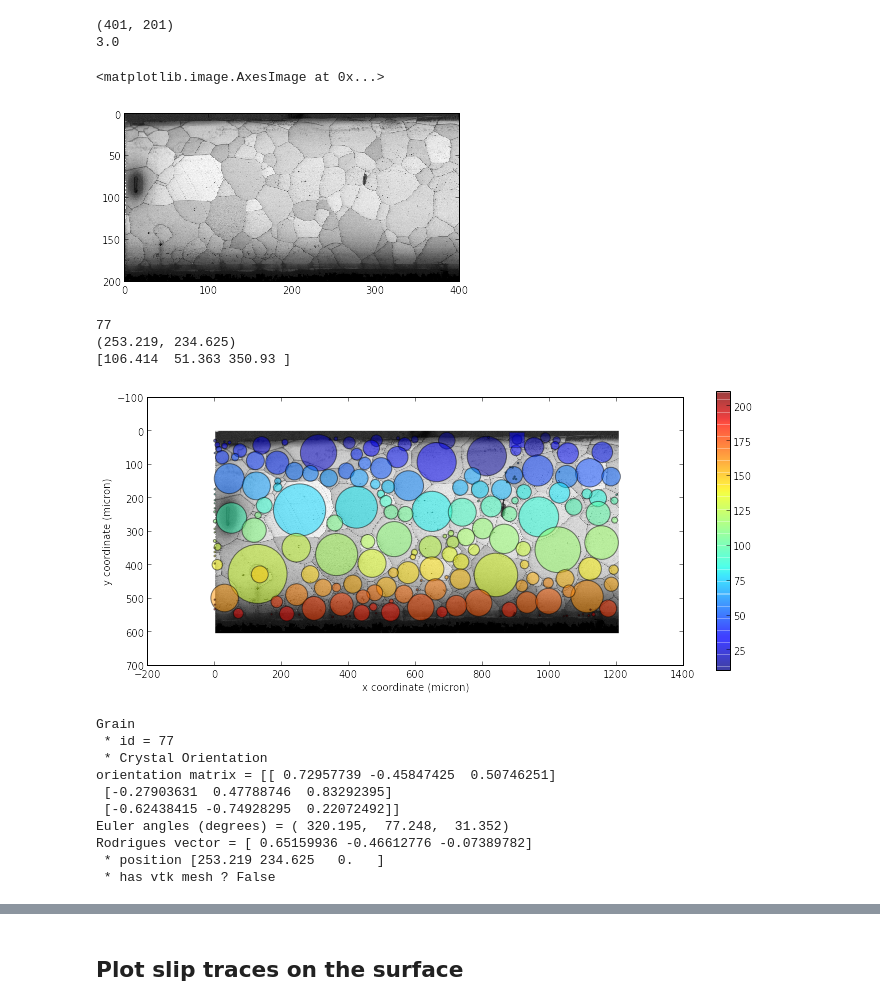
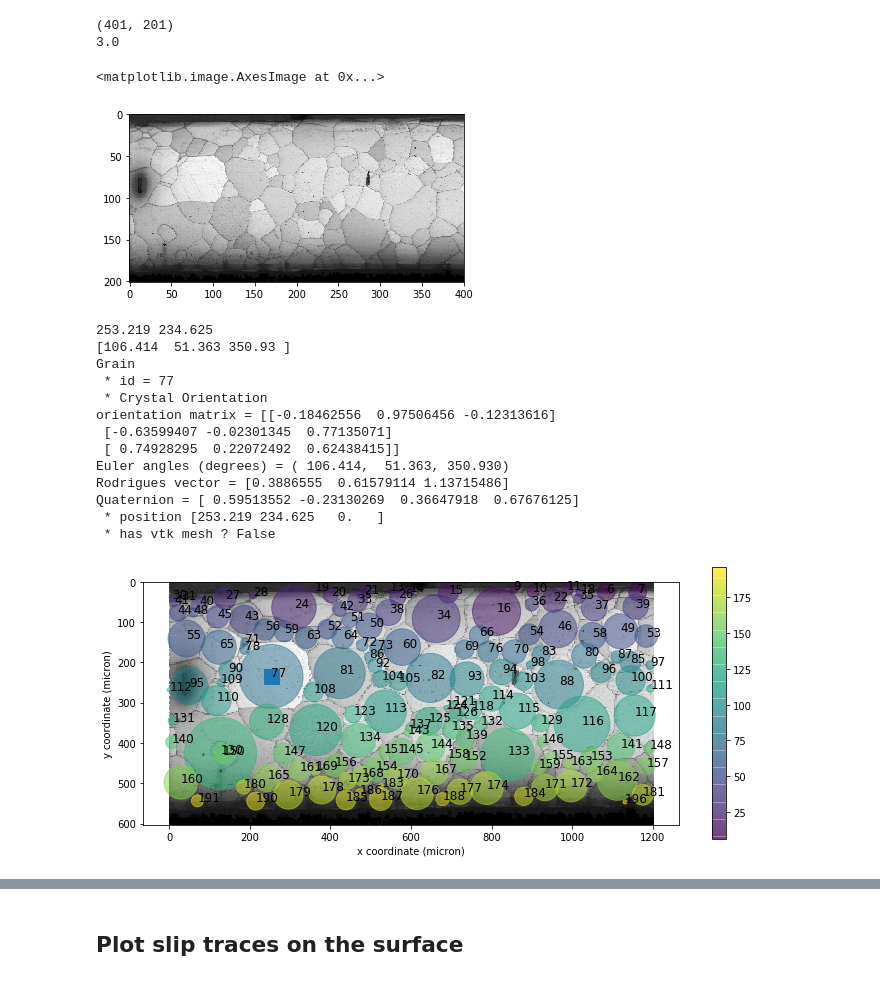
Before and after one commit to heprom/Ti7_ESRF, a Jupyter notebook: Ts3/Ti7_ESRF_Ts3.ipynb, the cells around one changed output, grey strips where cells are left out. Drawn from its saved outputs; the diff is of its cells as text; code cells hidden in the pictures.

```diff
--- a/Ts3/Ti7_ESRF_Ts3.ipynb
+++ b/Ts3/Ti7_ESRF_Ts3.ipynb
@@ -24 +87,8 @@ print(Ti7Al._symmetry)
 Symmetry.hexagonal
+# %%
+sample = 'Ts3'
+# import tsl grain data
+grains_EBSD = np.genfromtxt('EBSD/Ts3_after_def_ids.txt')
+# find which grains have less that 100 pixels
+good_grains = np.where((grains_EBSD[:, 9] > 100) & (grains_EBSD[:, 5] < 560))
+print(len(good_grains[0]))
@@ -25,13 +117,14 @@ Symmetry.hexagonal
 # %%
 from pymicro.crystal.microstructure import Microstructure, Grain, Orientation
 
-micro_test = Microstructure()
-for i in range(len(grains)):
-    #print(grains[i, 1:4])
-    o_tsl = Orientation.from_euler(grains[i, 1:4])
+# create the EBSD microstructure, we only take into account the grains flagged as 'good'
+micro_ebsd = Microstructure()
+for i in range(len(good_grains[0])):
+    o_tsl = Orientation.from_euler(grains_EBSD[good_grains][i, 1:4])
     o_fz = o_tsl.move_to_FZ(symmetry=Ti7Al._symmetry)
-    g = Grain(grains[i, 0], o_tsl)
-    g.position = np.array([grains[i, 4], grains[i, 5], 0.])
-    micro_test.grains.append(g)
+    g = Grain(int(grains_EBSD[good_grains][i, 0]), o_tsl)
+    g.position = np.array([grains_EBSD[good_grains][i, 4], grains_EBSD[good_grains][i, 5], 0.])
+    g.size = np.sqrt(grains_EBSD[good_grains][i, 9])  # col 9 is area in microns square
+    micro_ebsd.grains.append(g)
 # %%
 int(255 * max(min((0.5 - 10.0) / float(1000. - 10.), 1.0), 0.0))
@@ -82,33 +173,44 @@ f.close()
 print(iq.shape)
 print(scan_step)
 
-plt.imshow(iq.T, origin='upper', interpolation='nearest', cmap=cm.gray)
+plt.imshow(iq.T, origin='upper', interpolation='nearest', cmap=plt.cm.gray)
 # %% [output]
 (401, 201)
 3.0
 <matplotlib.image.AxesImage at 0x...>
-[figure, old version]
+[figure, new version]
 # %%
 plt.figure(figsize=(12, 5))
-N = 10
-#N=120
-plt.imshow(iq.T, origin='upper', interpolation='nearest', cmap=cm.gray,
+plt.imshow(iq.T, origin='upper', interpolation='nearest', cmap=plt.cm.gray,
            extent=(0, scan_step * iq.shape[0], scan_step * iq.shape[1], 0))
-#plt.scatter(grains[:, 4], grains[:, 5], s=0.1*grains[:, 9], c=grain_fakeids[:], alpha=0.5)
-plt.scatter(grains[N-1:N+200, 4], grains[N-1:N+200, 5], s=0.1*grains[N-1:N+200, 9], c=grain_fakeids[N-1:N+200], alpha=0.5)
-plt.plot(grains[N-1, 4], grains[N-1, 5], 's', markersize=15, alpha=0.5)
+plt.scatter(grains_EBSD[good_grains[0], 4], grains_EBSD[good_grains[0], 5],
+            s=0.15*grains_EBSD[good_grains[0], 9], c=grains_EBSD[good_grains[0], 0], alpha=0.5)
+for grain in micro_ebsd.grains:
+    plt.annotate('%d' % grain.id, xycoords='data', xy=grain.position[:2], color='k', fontsize=12)
+N = 76  # index in good grains
+plt.plot(grains_EBSD[N, 4], grains_EBSD[N, 5], 's', markersize=15)
 plt.colorbar()
 plt.xlabel('x coordinate (micron)')
 plt.ylabel('y coordinate (micron)')
 # look at grain number 77
-print(grain_fakeids[76])
-print(grains[76, 4], grains[76, 5])
-print(grains[76, 1:4])
+print(grains_EBSD[76, 4], grains_EBSD[76, 5])
+print(grains_EBSD[76, 1:4])
+print(micro_ebsd.get_grain(77))
 # %% [output]
-77
-(253.219, 234.625)
+253.219 234.625
 [106.414  51.363 350.93 ]
+Grain
+ * id = 77
+ * Crystal Orientation
+orientation matrix = [[-0.18462556  0.97506456 -0.12313616]
+ [-0.63599407 -0.02301345  0.77135071]
+ [ 0.74928295  0.22072492  0.62438415]]
+Euler angles (degrees) = ( 106.414,  51.363, 350.930)
+Rodrigues vector = [0.3886555  0.61579114 1.13715486]
+Quaternion = [ 0.59513552 -0.23130269  0.36647918  0.67676125]
+ * position [253.219 234.625   0.   ]
+ * has vtk mesh ? False
-[figure, old version]
+[figure, new version]
 # %%
 # transformation matrix from A1A2A3 (EBSD) to XYZ (DCT)
 T = np.array([[ 0., 0., -1.],
@@ -129,14 +230,0 @@ for i in range(len(grains)):
-# %%
-print(micro.grains[76])
-# R vector from DCT is [0.6317, -0.4553, -0.0236]
-# %% [output]
-Grain
- * id = 77
- * Crystal Orientation
-orientation matrix = [[ 0.72957739 -0.45847425  0.50746251]
- [-0.27903631  0.47788746  0.83292395]
- [-0.62438415 -0.74928295  0.22072492]]
-Euler angles (degrees) = ( 320.195,  77.248,  31.352)
-Rodrigues vector = [ 0.65159936 -0.46612776 -0.07389782]
- * position [253.219 234.625   0.   ]
- * has vtk mesh ? False
```
Also changed, not shown: parts of 81 cells of this notebook, 1 other file.
